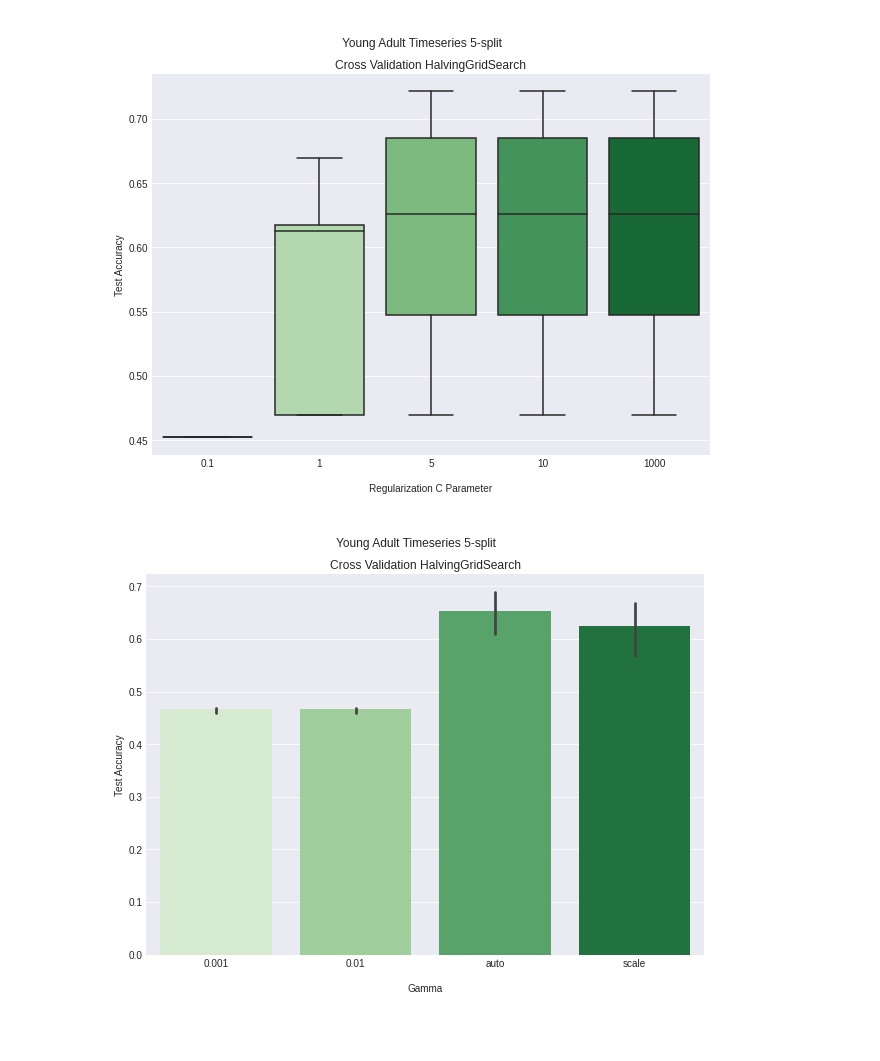
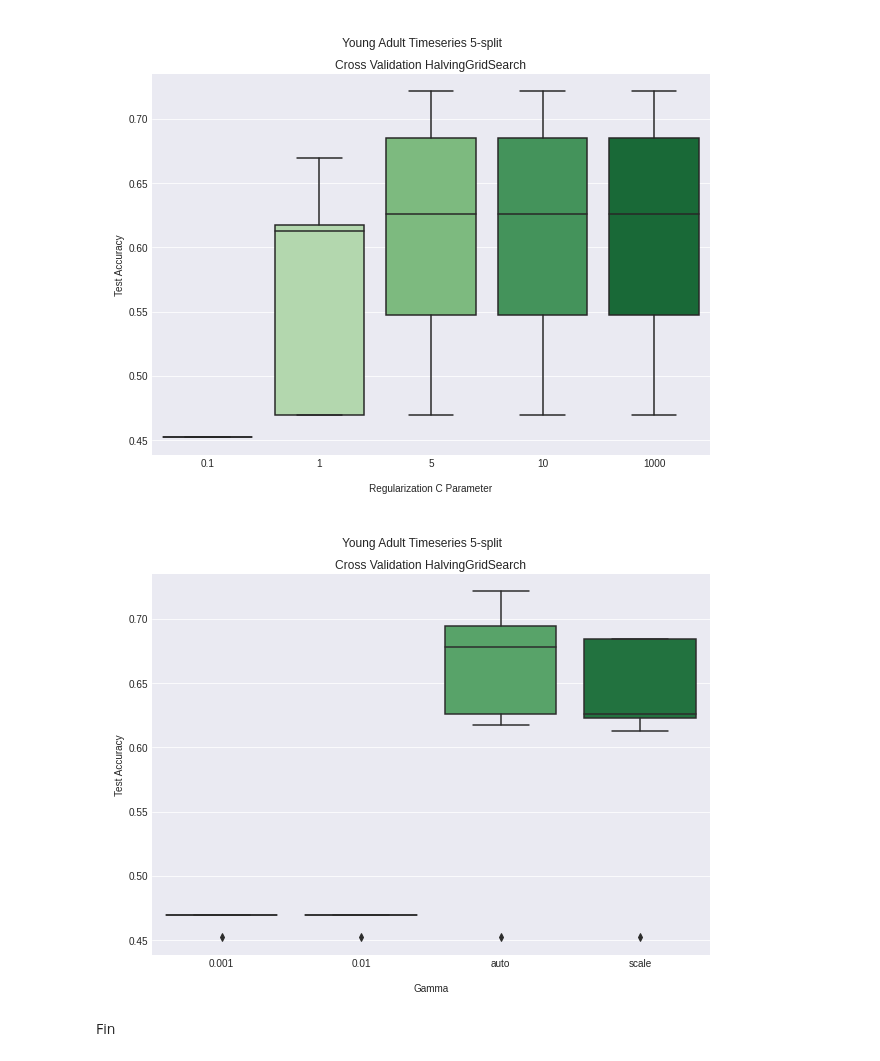
Before and after one commit to staceybeck/teambrainiac, a Jupyter notebook: source/group_svm/Timeseries_Cross_Validation.ipynb, the cells around one changed output. Drawn from its saved outputs; the diff is of its cells as text; code cells hidden in the pictures; blank space fills up the shorter version.

```diff
--- a/source/group_svm/Timeseries_Cross_Validation.ipynb
+++ b/source/group_svm/Timeseries_Cross_Validation.ipynb
@@ -426,16 +402,16 @@ plt.show()
 # %%
 ## Young Adult Gamma Barplot
 plt.figure(figsize= (10, 7))
-sns.barplot(x = g['param_gamma'],
+sns.boxplot(x = g['param_gamma'],
             y = g['mean_test_score'],
             palette = 'Greens'
             )
 plt.style.use('seaborn-darkgrid')
 plt.suptitle("\nYoung Adult Timeseries 5-split")
 plt.title('Cross Validation HalvingGridSearch')
 plt.xlabel("\nGamma")
 plt.ylabel("\nTest Accuracy")
-plt.savefig("/content/gdrive/MyDrive/YA/YA_detrend_gammaboxplot.png", dpi = 200)
+plt.savefig("/content/gdrive/MyDrive/YA/YA_detrend_gammaboxplot.png", dpi = 200) # Save locally
 plt.show()
 # %% [output]
-[figure, old version]
+[figure, new version]
@@ -469,0 +418,2 @@ Mean Accuracy: 0.7469924812030075"""
+# %% [markdown]
+Fin
```
Also changed, not shown: parts of 15 cells of this notebook.
